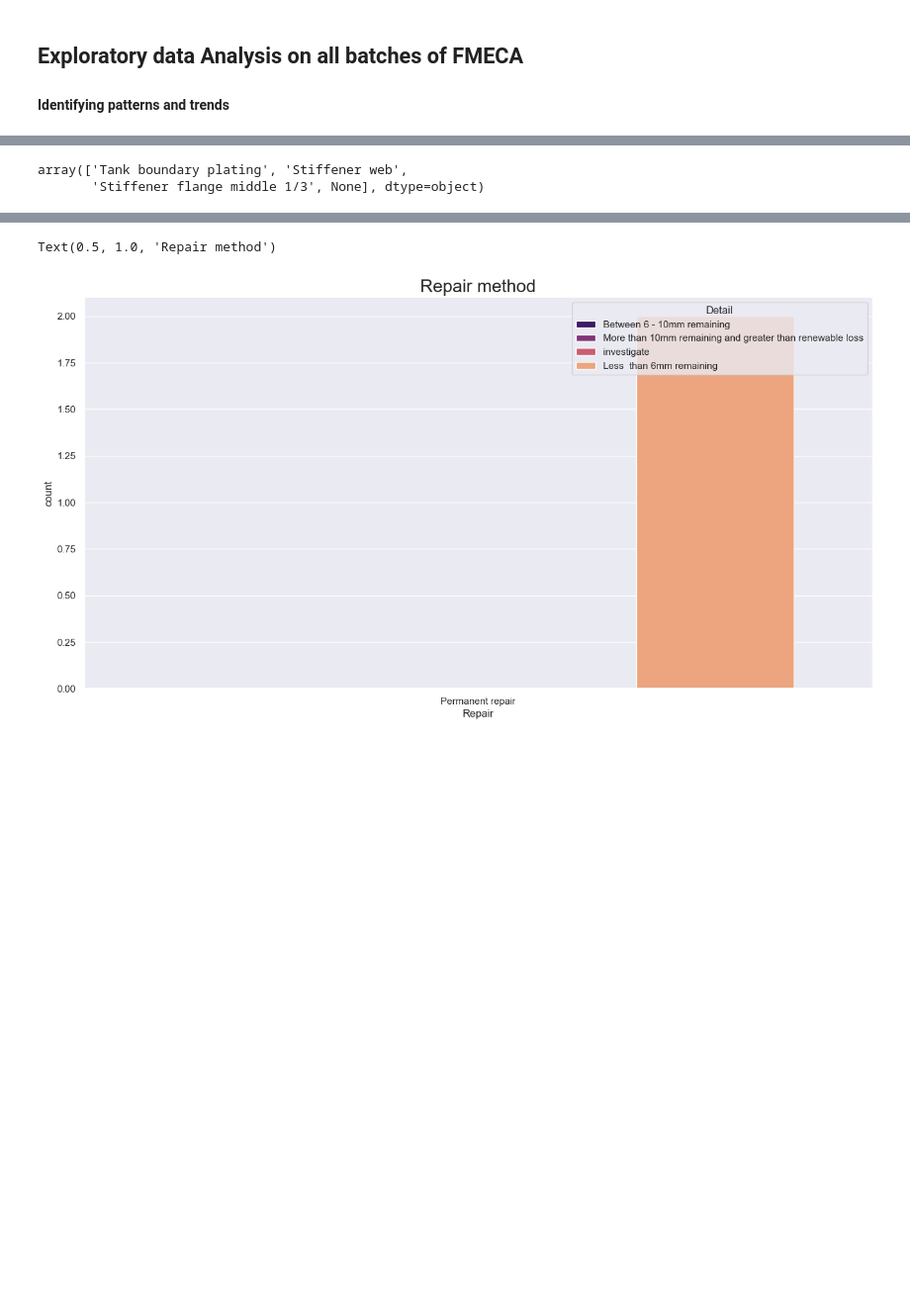
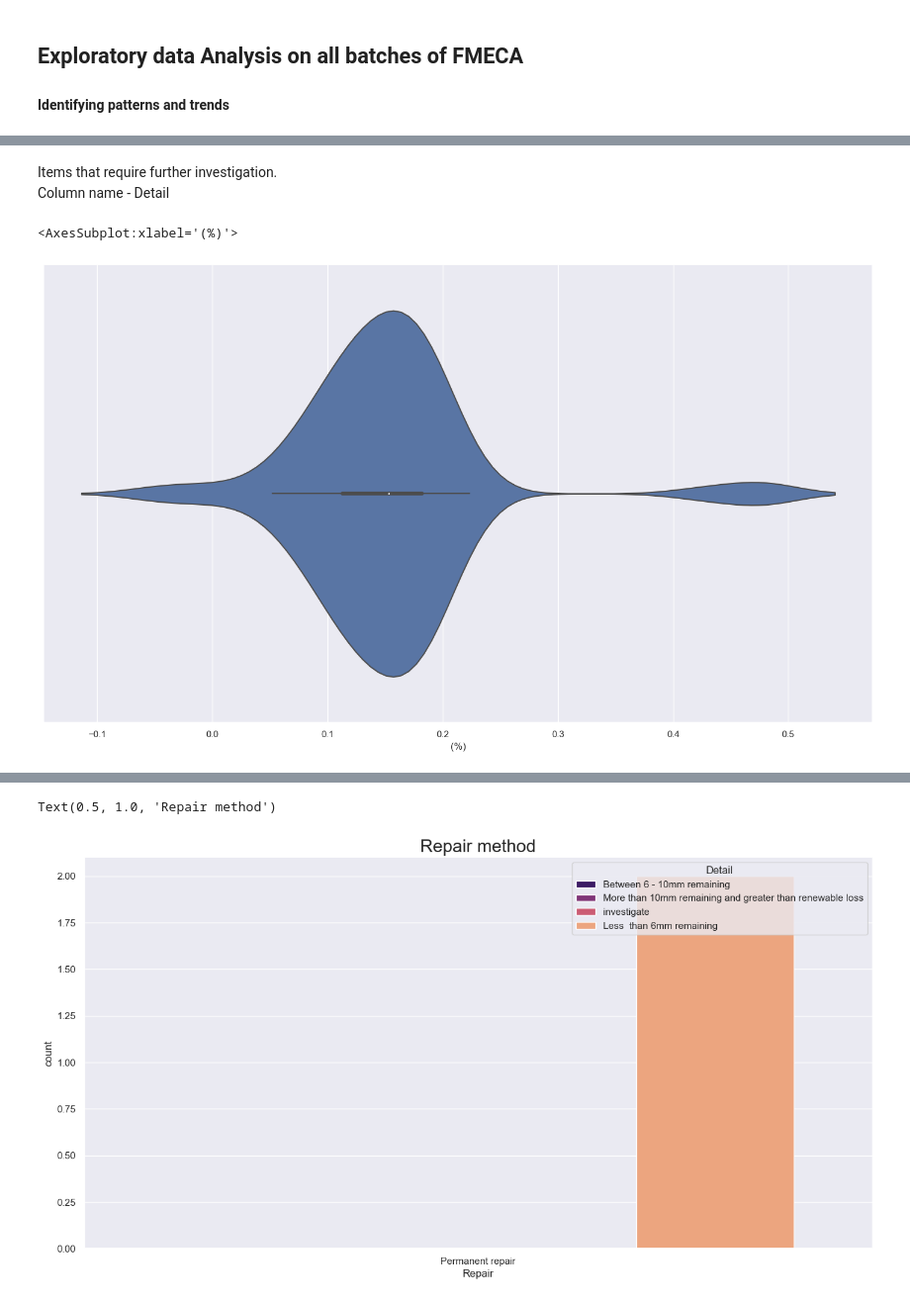
Before and after one commit to nishamnisham/PythonScripts, a Jupyter notebook: XLWINGS/jad_fmeca_allBatches_EDA.ipynb, the cells around one changed output, grey strips where cells are left out. Shown at 99% size. Drawn from its saved outputs; the diff is of its cells as text; code cells hidden in the pictures; blank space fills up the shorter version.

```diff
--- a/XLWINGS/jad_fmeca_allBatches_EDA.ipynb
+++ b/XLWINGS/jad_fmeca_allBatches_EDA.ipynb
@@ -17,0 +17,12 @@ book = xw.Book(file_path)
+# %%
+#-- All batches combined file
+allbatches = 'Allbatches1.xlsx'
+pathAllBatches = 'C:/Users/nisha/OneDrive - Floating Solutions Consulting/Documents/04. Projects/JAD-01 MV Main Deck/03. Working/FMECA/Batch 5 FMECA 2022/FMECA spreadsheets/AN_working'
+shtAllBatches = 'Sheet1'
+cellRangeAllBatches = 'A1:BP1124'
+
+#-- Batch 5A defined
+batch5a = 'FSC-JAD-01-TEC-61-A1 MV FMECA-Batch 5 LBHD - AN.xlsx'
+pathBatch5a = 'C:/Users/nisha/OneDrive - Floating Solutions Consulting/Documents/04. Projects/JAD-01 MV Main Deck/03. Working/FMECA/Batch 5 FMECA 2022/FMECA spreadsheets'
+shtBatch5a = '5- 4S WBT FMECA'
+cellRangeBatch5a = 'A5:BO514'
@@ -18,4 +31,11 @@ book = xw.Book(file_path)
+# %%
+nameFile = batch5a
+path = pathBatch5a
+sheet = shtBatch5a
+cellRange = cellRangeBatch5a
 # %%
-sht = book.sheets['Sheet1']
-rng = sht.range('A1:BP1124')
+file_path = os.path.join(path,nameFile)
+book = xw.Book(file_path)
+sht = book.sheets[sheet]
+rng = sht.range(cellRange)
 df = rng.options(pd.DataFrame, omdex=False, header=True).value
@@ -28,5 +42,11 @@ df.tail(1)
-# %%
-df['Location'].unique()
-# %% [output]
-array(['Tank boundary plating', 'Stiffener web',
-       'Stiffener flange middle 1/3', None], dtype=object)
+# %% [markdown]
+Items that require further investigation. <br>
+Column name -  Detail
+# %%
+#-- filter 'detail' column == 'investigate'
+df1 = df[df['Detail']=='investigate']
+# %%
+sns.violinplot(df1['(%)'])
+# %% [output]
+<AxesSubplot:xlabel='(%)'>
+[figure, added]
```
Also changed, not shown: parts of 7 cells of this notebook.
